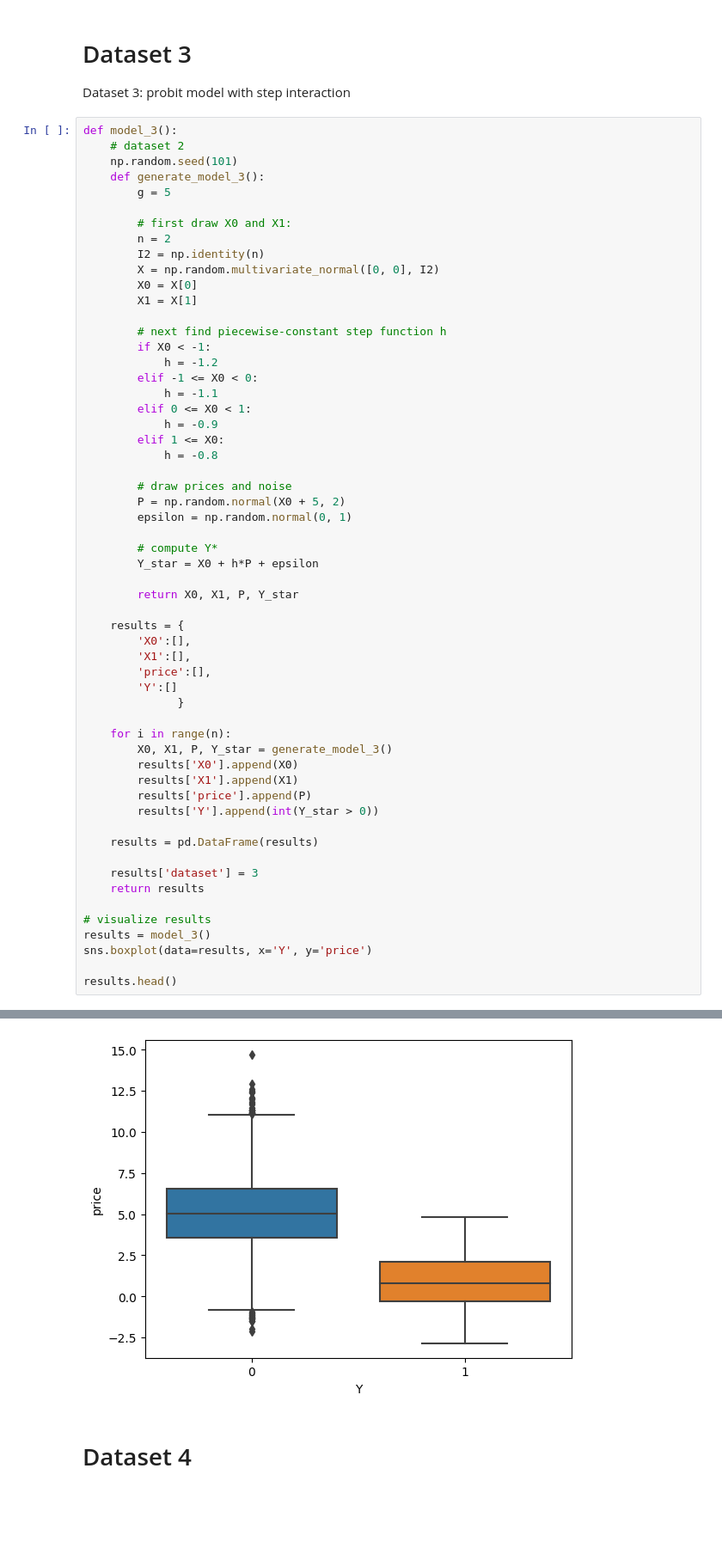
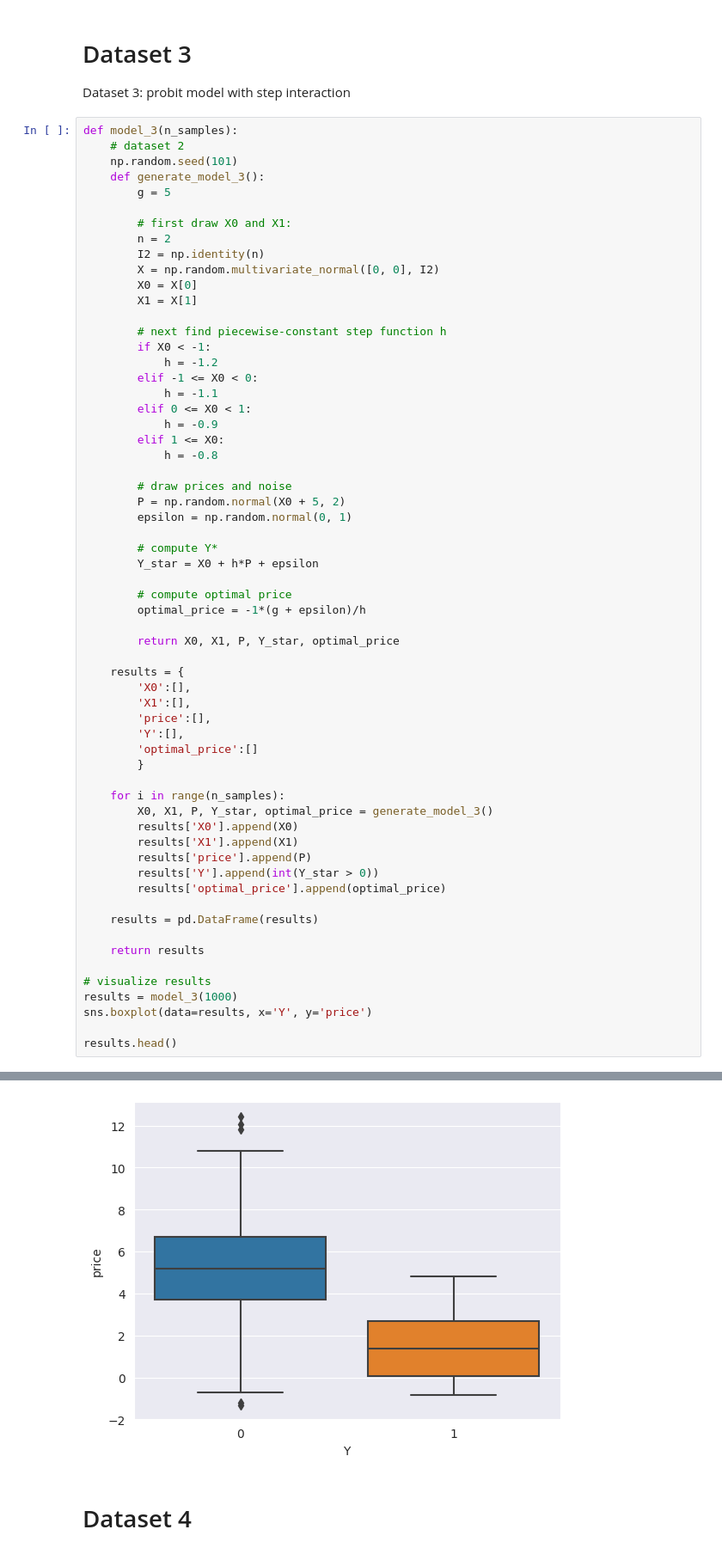
Before and after one commit to lentin26/Student-Prescription-Tree, a Jupyter notebook: lightGBM.ipynb, the cells around one changed output, grey strips where cells are left out. Shown at 86% size. Drawn from its saved outputs; the diff is of its cells as text; blank space fills up the shorter version.

Commit message:
Included optimal price in all synthetic datasets.

```diff
--- a/lightGBM.ipynb
+++ b/lightGBM.ipynb
@@ -630,7 +629,7 @@ def model_2():
 # Dataset 3
 Dataset 3: probit model with step interaction
 # %%
-def model_3():
+def model_3(n_samples):
     # dataset 2
     np.random.seed(101)
     def generate_model_3():
@@ -660,29 +659,33 @@ def model_3():
         # compute Y*
         Y_star = X0 + h*P + epsilon
 
-        return X0, X1, P, Y_star
+        # compute optimal price
+        optimal_price = -1*(g + epsilon)/h
+
+        return X0, X1, P, Y_star, optimal_price
 
     results = {
         'X0':[],
         'X1':[],
         'price':[],
-        'Y':[]
-              }
+        'Y':[],
+        'optimal_price':[]
+        }
 
-    for i in range(n):
-        X0, X1, P, Y_star = generate_model_3()
+    for i in range(n_samples):
+        X0, X1, P, Y_star, optimal_price = generate_model_3()
         results['X0'].append(X0)
         results['X1'].append(X1)
         results['price'].append(P)
         results['Y'].append(int(Y_star > 0))
+        results['optimal_price'].append(optimal_price)
 
     results = pd.DataFrame(results)
 
-    results['dataset'] = 3
     return results
 
 # visualize results
-results = model_3()
+results = model_3(1000)
 sns.boxplot(data=results, x='Y', y='price')
 
 results.head()
@@ -696,4 +699,4 @@ results.head()
-[figure, old version]
+[figure, new version]
 # %% [markdown]
 # Dataset 4
 # %%
```
Also changed, not shown: parts of 12 cells of this notebook.
